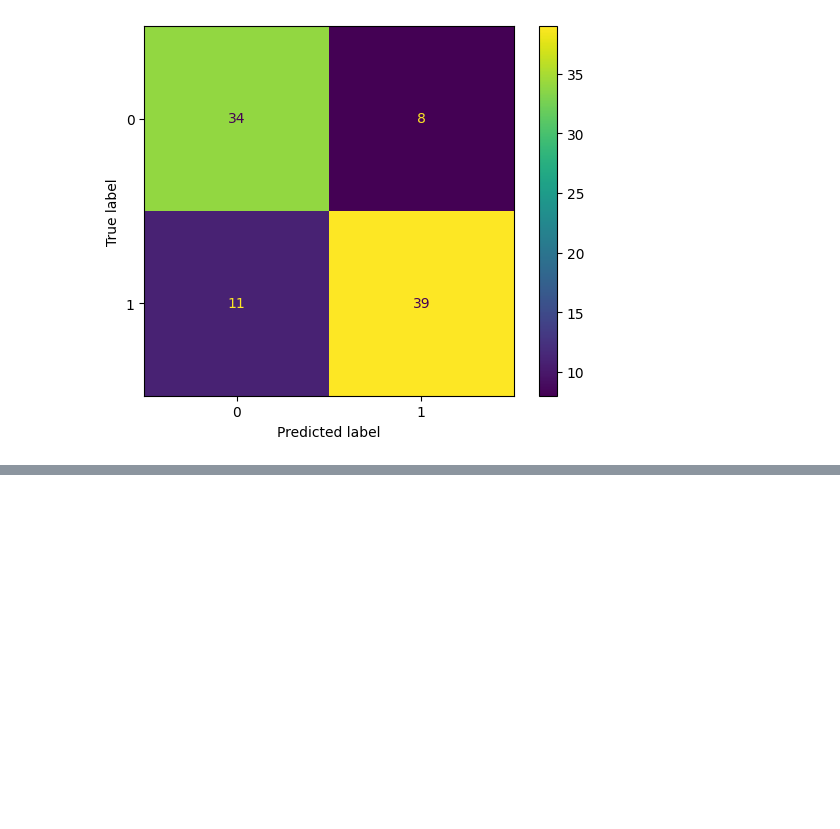
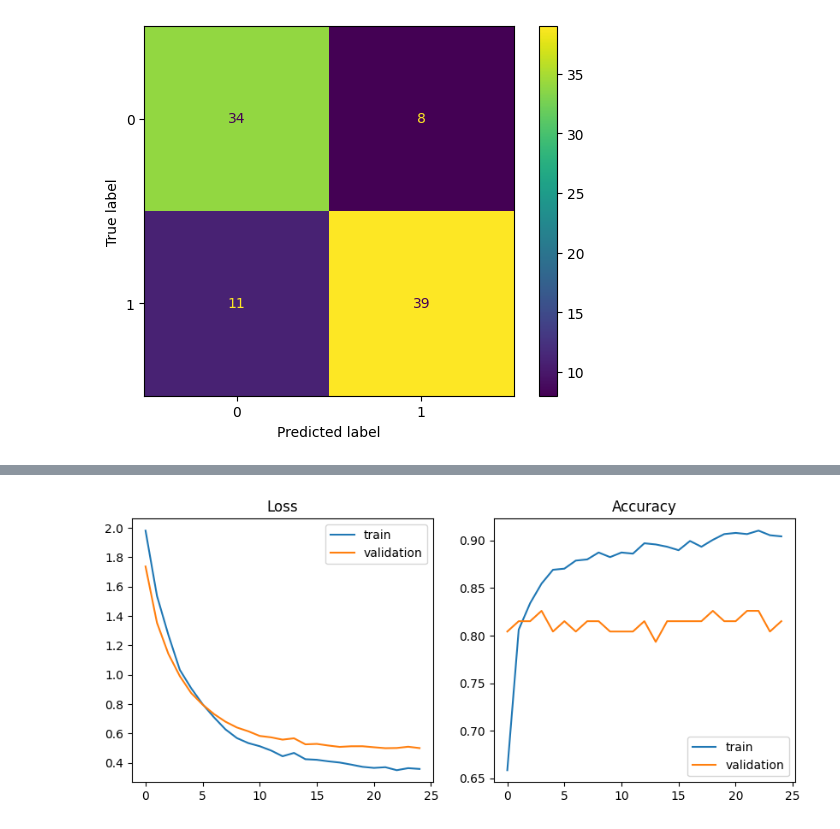
Before and after one commit to mohamed-hazem/Heart-Disease-Prediction, a Jupyter notebook: heart_disease_prediction.ipynb, the cells around one changed output, grey strips where cells are left out. Drawn from its saved outputs; the diff is of its cells as text; code cells hidden in the pictures; blank space fills up the shorter version.

Commit message:
trained a simple ANN

```diff
--- a/heart_disease_prediction.ipynb
+++ b/heart_disease_prediction.ipynb
@@ -230,0 +240,11 @@ Confusion Matrix:
+# %%
+model = tf.keras.Sequential([
+    layers.Dense(128, activation='relu', input_shape=(input_shape,)),
+    layers.Dense(64, activation="relu", kernel_regularizer=l2),
+    layers.Dropout(0.4),
+    layers.Dense(32, activation="relu", kernel_regularizer=l2),
+    layers.Dropout(0.3),
+    layers.Dense(16, activation="relu", kernel_regularizer=l2),
+    layers.Dropout(0.2),
+    layers.Dense(1, activation="sigmoid")
+])
@@ -230,0 +271,7 @@ Confusion Matrix:
+# %%
+loss = tf.keras.losses.BinaryCrossentropy()
+optimizer = tf.keras.optimizers.Adam()
+# %%
+model.compile(optimizer=optimizer, loss=loss, metrics=['accuracy'])
+# %%
+history = model.fit(X_std, y, validation_split=0.1, epochs=25)
@@ -230,0 +296,10 @@ Confusion Matrix:
+# %%
+# Learning Curve
+fig, ax = plt.subplots(ncols=2, figsize=(10, 4))
+for i, m in enumerate(['loss', 'accuracy']):
+    ax[i].plot(history.history[m])
+    ax[i].plot(history.history["val_"+m])
+    ax[i].legend(['train', 'validation'])
+    ax[i].set_title(m.title())
+# %% [output]
+[figure, added]
```
Also changed, not shown: parts of 7 cells of this notebook.
